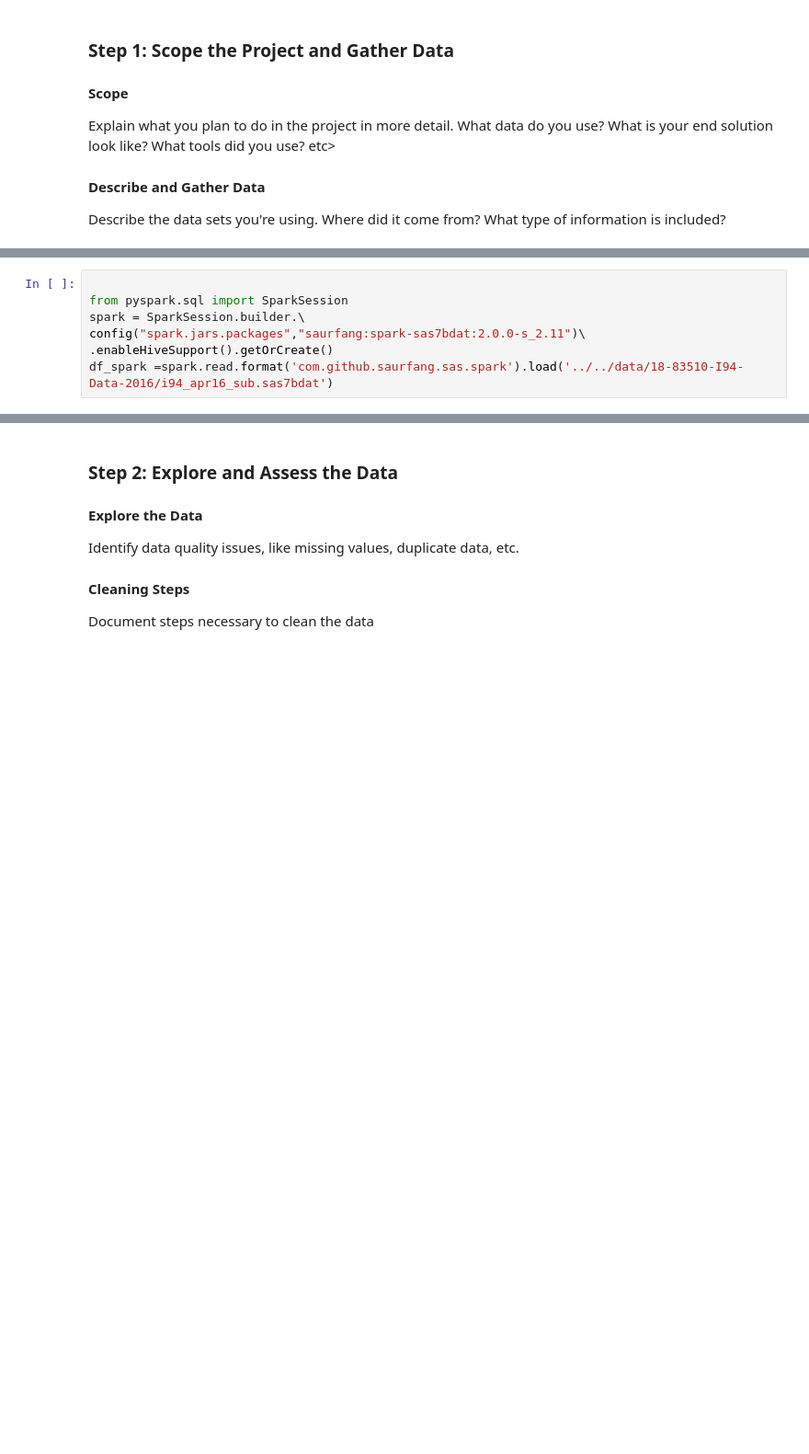
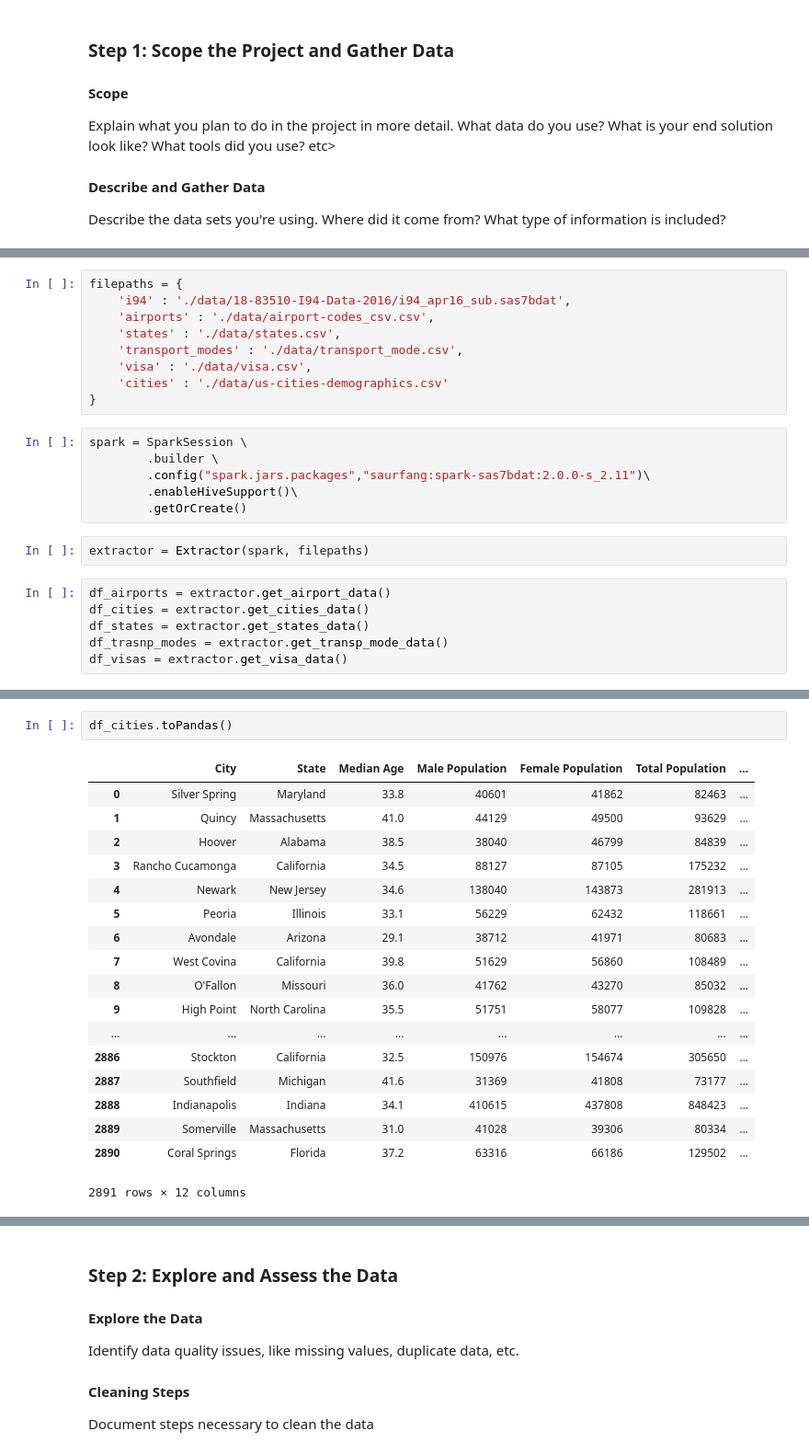
Before and after one commit to Sabathh/data_engineering, a Jupyter notebook: capstone_project/Capstone Project Template.ipynb, the cells around one changed output, grey strips where cells are left out. Shown at 92% size. Drawn from its saved outputs; the diff is of its cells as text; blank space fills up the shorter version.

Commit message:
Capstone: Created class to create Spark Dataframes from input files

```diff
--- a/capstone_project/Capstone Project Template.ipynb
+++ b/capstone_project/Capstone Project Template.ipynb
@@ -37,7 +28,23 @@ df.head()
+# %%
+filepaths = {
+    'i94' : './data/18-83510-I94-Data-2016/i94_apr16_sub.sas7bdat',
+    'airports' : './data/airport-codes_csv.csv',
+    'states' : './data/states.csv',
+    'transport_modes' : './data/transport_mode.csv',
+    'visa' : './data/visa.csv',
+    'cities' : './data/us-cities-demographics.csv'
+}
 # %%
-
-from pyspark.sql import SparkSession
-spark = SparkSession.builder.\
-config("spark.jars.packages","saurfang:spark-sas7bdat:2.0.0-s_2.11")\
-.enableHiveSupport().getOrCreate()
-df_spark =spark.read.format('com.github.saurfang.sas.spark').load('../../data/18-83510-I94-Data-2016/i94_apr16_sub.sas7bdat')
+spark = SparkSession \
+        .builder \
+        .config("spark.jars.packages","saurfang:spark-sas7bdat:2.0.0-s_2.11")\
+        .enableHiveSupport()\
+        .getOrCreate()
+# %%
+extractor = Extractor(spark, filepaths)
+# %%
+df_airports = extractor.get_airport_data()
+df_cities = extractor.get_cities_data()
+df_states = extractor.get_states_data()
+df_trasnp_modes = extractor.get_transp_mode_data()
+df_visas = extractor.get_visa_data()
@@ -43,0 +72,21 @@ df_spark =spark.read.format('com.github.saurfang.sas.spark').load('../../data/18
+# %%
+df_cities.toPandas()
+# %% [output]
+|  | City | State | Median Age | Male Population | Female Population | Total Population | ... |
+| 0 | Silver Spring | Maryland | 33.8 | 40601 | 41862 | 82463 | ... |
+| 1 | Quincy | Massachusetts | 41.0 | 44129 | 49500 | 93629 | ... |
+| 2 | Hoover | Alabama | 38.5 | 38040 | 46799 | 84839 | ... |
+| 3 | Rancho Cucamonga | California | 34.5 | 88127 | 87105 | 175232 | ... |
+| 4 | Newark | New Jersey | 34.6 | 138040 | 143873 | 281913 | ... |
+| 5 | Peoria | Illinois | 33.1 | 56229 | 62432 | 118661 | ... |
+| 6 | Avondale | Arizona | 29.1 | 38712 | 41971 | 80683 | ... |
+| 7 | West Covina | California | 39.8 | 51629 | 56860 | 108489 | ... |
+| 8 | O'Fallon | Missouri | 36.0 | 41762 | 43270 | 85032 | ... |
+| 9 | High Point | North Carolina | 35.5 | 51751 | 58077 | 109828 | ... |
+| ... | ... | ... | ... | ... | ... | ... | ... |
+| 2886 | Stockton | California | 32.5 | 150976 | 154674 | 305650 | ... |
+| 2887 | Southfield | Michigan | 41.6 | 31369 | 41808 | 73177 | ... |
+| 2888 | Indianapolis | Indiana | 34.1 | 410615 | 437808 | 848423 | ... |
+| 2889 | Somerville | Massachusetts | 31.0 | 41028 | 39306 | 80334 | ... |
+| 2890 | Coral Springs | Florida | 37.2 | 63316 | 66186 | 129502 | ... |
+2891 rows × 12 columns
```
Also changed, not shown: parts of 18 cells of this notebook, 1 other file.
